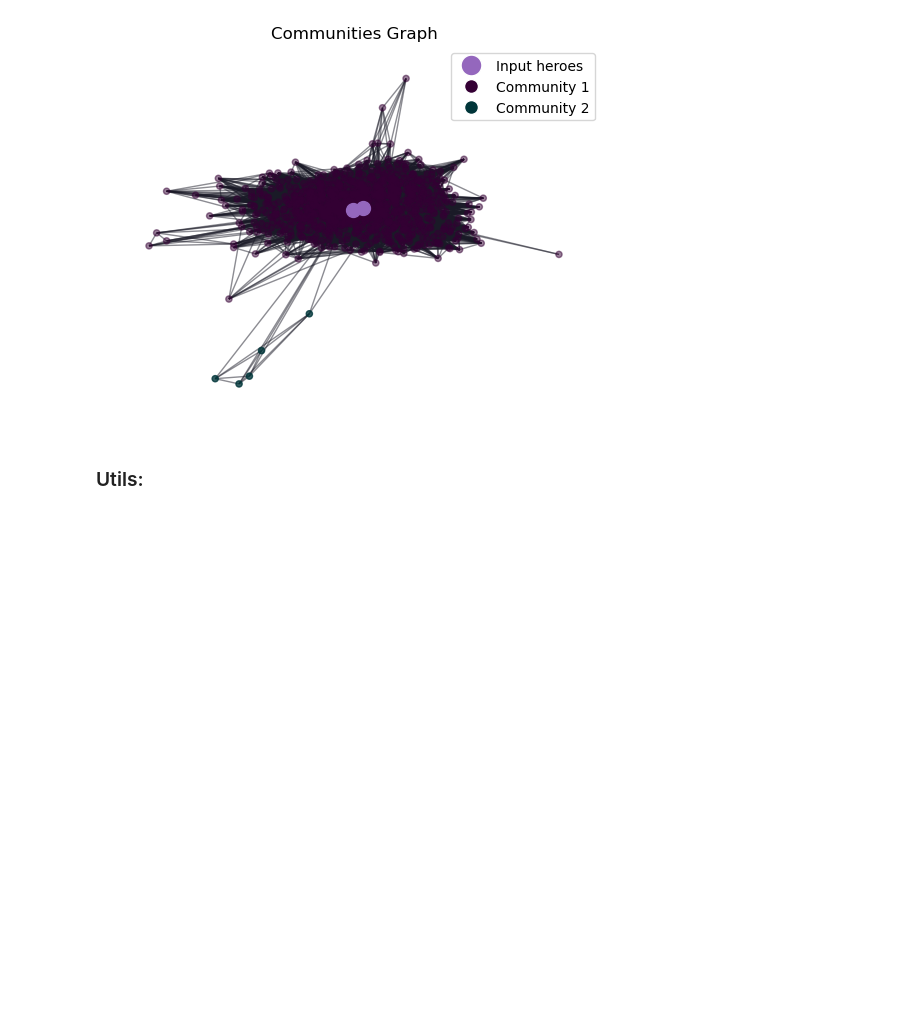
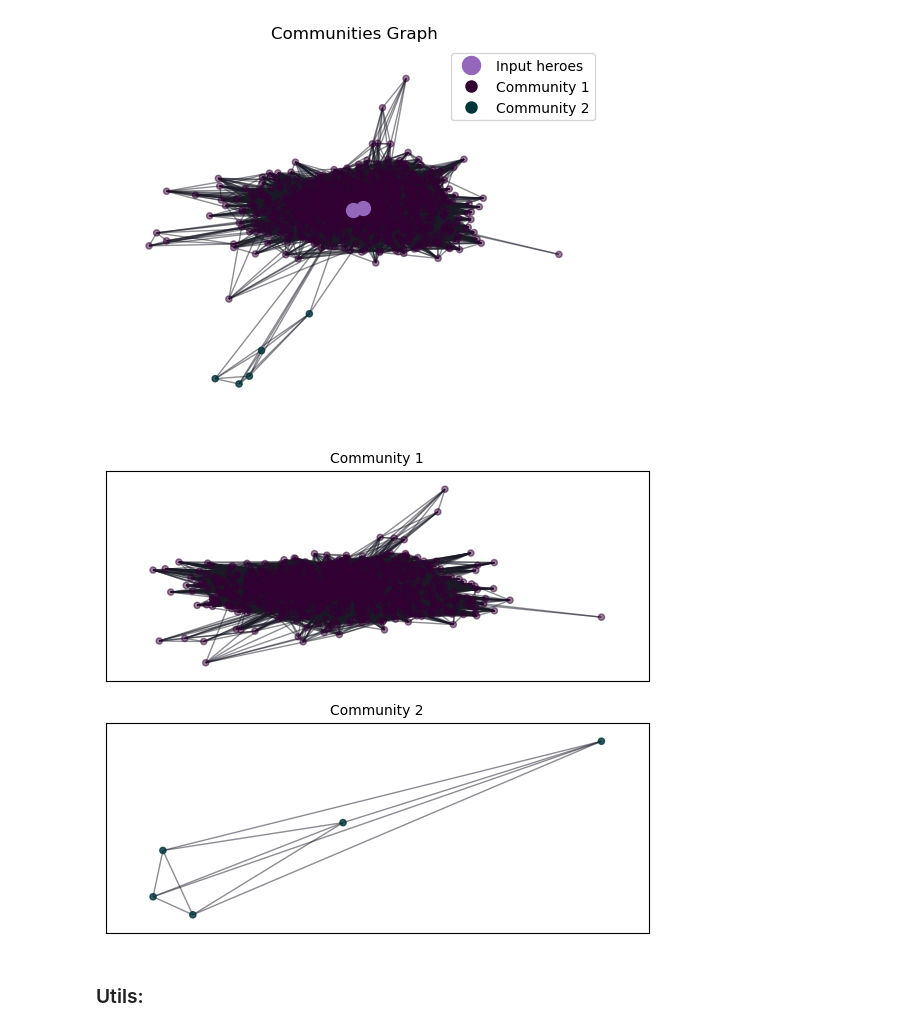
Before and after one commit to marcusreal/ADM_HW5, a Jupyter notebook: q4.ipynb, the cells around one changed output. Saved outputs shown, nothing was run; the diff lists cells and outputs as text; code cells hidden in the pictures; blank space fills up the shorter version.

```diff
--- a/q4.ipynb
+++ b/q4.ipynb
@@ -207,6 +247,26 @@ nx.draw_networkx(G, pos=pos, node_size=20, edge_color=(.102, .102, .153, .5), wi
 nx.draw_networkx(G.subgraph(["CAPTAIN AMERICA","IRON MAN/TONY STARK"]), pos=pos, node_size=100, edge_color=(.102, .102, .153, .5), with_labels=False, node_color="tab:purple")
 # %% [output]
 [figure]
+# %%
+fig, ax = plt.subplots(2, 1, num=1, figsize=(7,6))
+#pos = nx.spring_layout(G)
+
+# Firt community
+col = [(.204, .0, .204,.5) for node in c[0]]
+plt.sca(ax[0])
+ax[0].invert_xaxis()
+ax[0].set_title("Community 1", fontsize=10)
+nx.draw_networkx(G.subgraph(c[0]), pos=pos, node_size=20, edge_color=(.102, .102, .153, .5), with_labels=False, node_color=col)
+
+# New disconnected graph
+col_2 = [(.0, .208, .225,.8) for node in c[1]]
+plt.sca(ax[1])
+ax[1].invert_xaxis()
+ax[1].invert_yaxis()
+ax[1].set_title("Community 2", fontsize=10)
+nx.draw_networkx(G.subgraph(c[1]), pos=pos, node_size=20, edge_color=(.102, .102, .153, .5), with_labels=False, node_color=col_2)
+# %% [output]
+[figure, added]
 # %% [markdown]
 ### Utils:
 # %%
```
Also changed, not shown: parts of 6 cells of this notebook.
